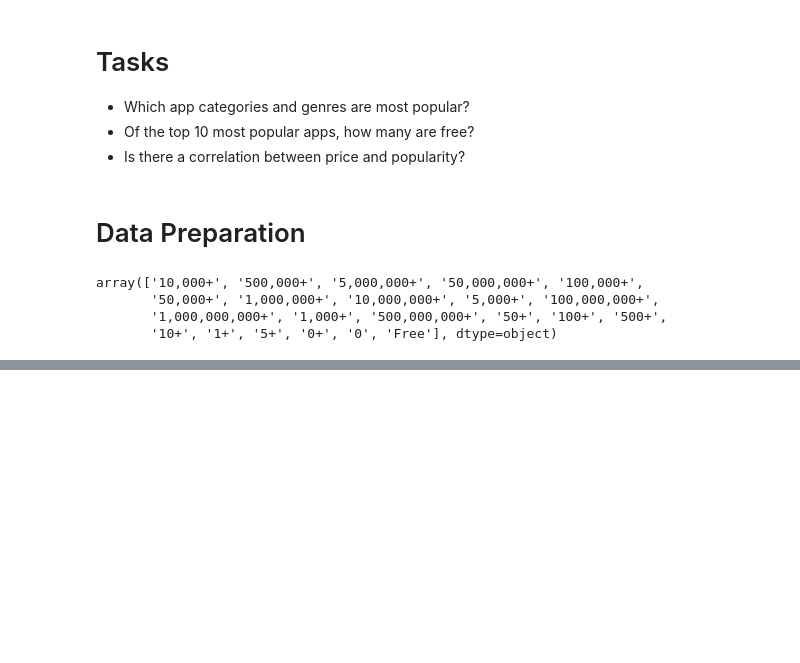
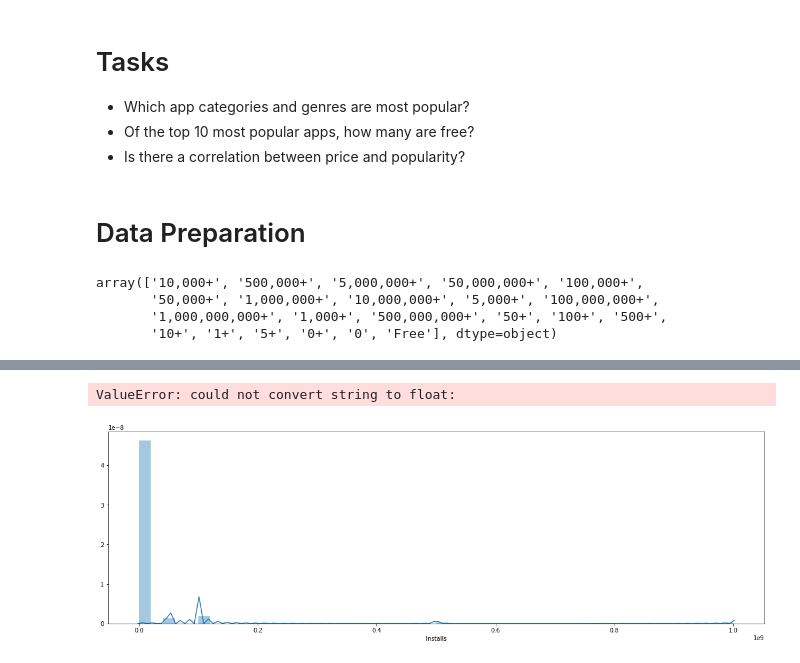
Before and after one commit to rjc89/Kaggle, a Jupyter notebook: Google_Play_Apps/google-play.ipynb, the cells around one changed output, grey strips where cells are left out. Drawn from its saved outputs; the diff is of its cells as text; code cells hidden in the pictures; blank space fills up the shorter version.

```diff
--- a/Google_Play_Apps/google-play.ipynb
+++ b/Google_Play_Apps/google-play.ipynb
@@ -55,0 +42,6 @@ See the caveats in the documentation: https://pandas.pydata.org/pandas-docs/stab
+# %%
+play_store_clean = play_store.copy()
+play_store_clean.Installs = play_store_clean.Installs.str.replace('Free', '0')
+play_store_clean.Installs = play_store_clean.Installs.str.replace('+', '')
+play_store_clean.Installs = play_store_clean.Installs.str.replace(',', '')
+play_store_clean.Installs = play_store_clean.Installs.astype('int32')
@@ -66,0 +60,3 @@ play_store.plot(logy = True);
+# %%
+play_store_clean.Size = play_store_clean.Size.str.replace(',', '')
+play_store_clean.Size.unique()
@@ -66,0 +81,18 @@ play_store.plot(logy = True);
+# %%
+for i in play_store_clean.Size:
+    if i == 'Varies with device':
+        i = float(0)
+    if i[-1] == 'M' or i[-1] == '+':
+        i = i[:-1]
+        i = float(i)
+    else:
+        i = i[:-1]
+        i = float(i)
+        i = i/1000
+# %% [output]
+ValueError: could not convert string to float:
+# %%
+fig, ax = plt.subplots(figsize=(20, 6))
+sns.distplot(play_store_clean.Installs, ax = ax);
+# %% [output]
+[figure, added]
```
Also changed, not shown: parts of 7 cells of this notebook.
